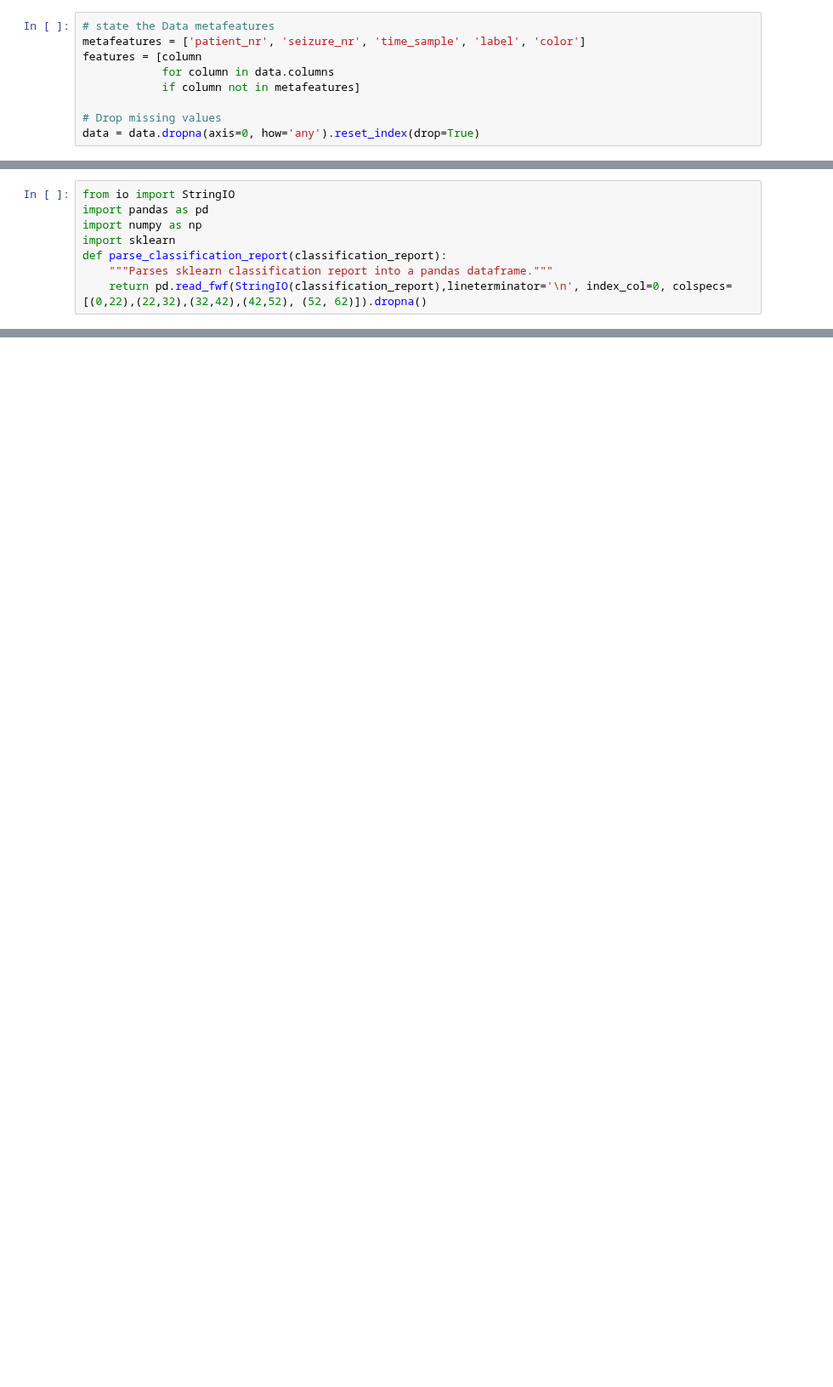
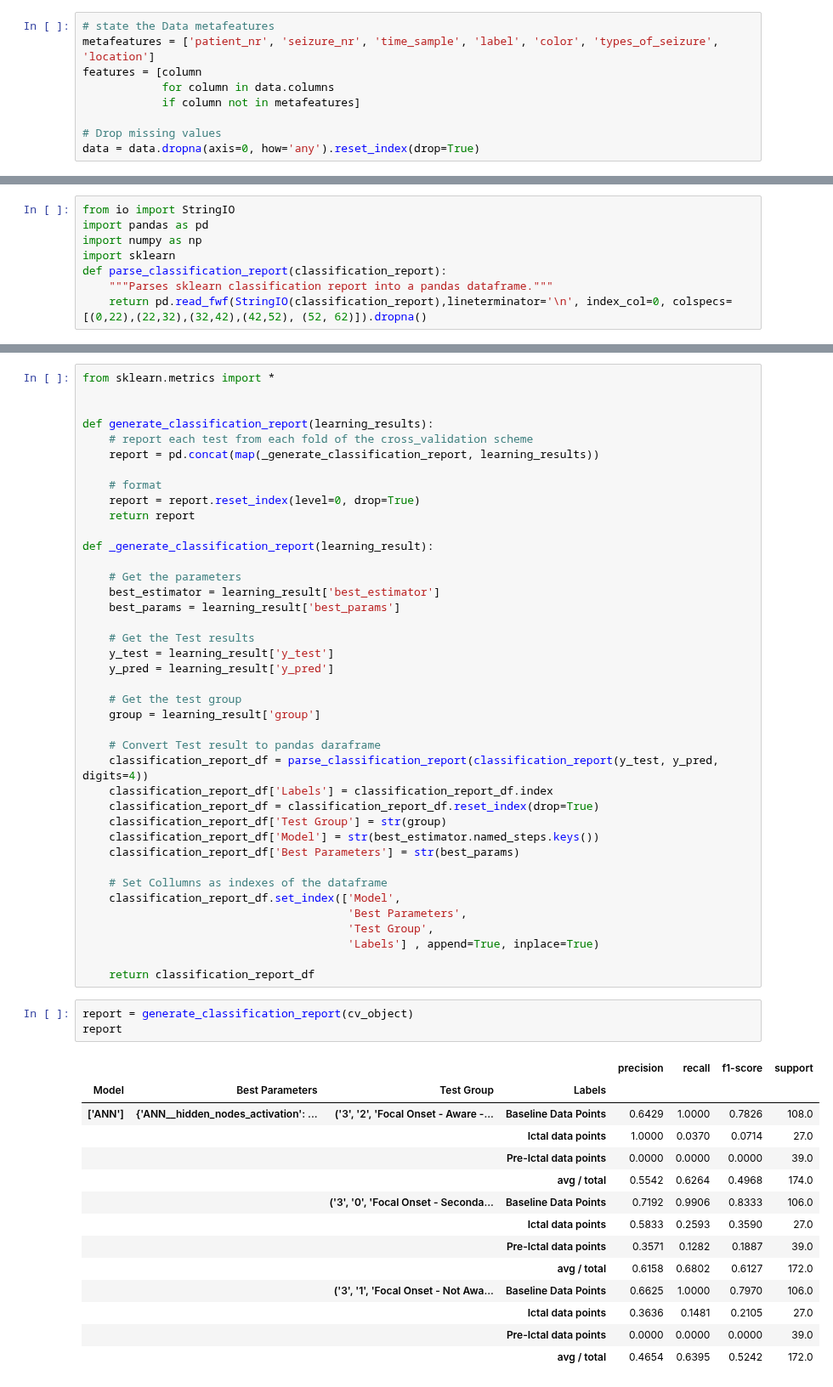
Before and after one commit to yinxiaojing1/pre_epi_seizures, a Jupyter notebook: pre_epi_seizures/EDA.ipynb, the cells around one changed output, grey strips where cells are left out. Shown at 85% size. Cells and saved outputs as stored; diff of their text form; blank space fills up the shorter version.

```diff
--- a/pre_epi_seizures/EDA.ipynb
+++ b/pre_epi_seizures/EDA.ipynb
@@ -232,6 +255,6 @@ changing ix
 # %%
 # state the Data metafeatures
-metafeatures = ['patient_nr', 'seizure_nr', 'time_sample', 'label', 'color']
+metafeatures = ['patient_nr', 'seizure_nr', 'time_sample', 'label', 'color', 'types_of_seizure', 'location']
 features = [column
             for column in data.columns
             if column not in metafeatures]
@@ -593,0 +631,58 @@ avg / total           &     0.5314 &  0.5217 &    0.4976 &     92.0 \\
+# %%
+from sklearn.metrics import *
+
+
+def generate_classification_report(learning_results):
+    # report each test from each fold of the cross_validation scheme
+    report = pd.concat(map(_generate_classification_report, learning_results))
+
+    # format
+    report = report.reset_index(level=0, drop=True)
+    return report
+
+def _generate_classification_report(learning_result):
+
+    # Get the parameters
+    best_estimator = learning_result['best_estimator']
+    best_params = learning_result['best_params']
+
+    # Get the Test results
+    y_test = learning_result['y_test']
+    y_pred = learning_result['y_pred']
+
+    # Get the test group
+    group = learning_result['group']
+
+    # Convert Test result to pandas daraframe
+    classification_report_df = parse_classification_report(classification_report(y_test, y_pred, digits=4))
+    classification_report_df['Labels'] = classification_report_df.index
+    classification_report_df = classification_report_df.reset_index(drop=True)
+    classification_report_df['Test Group'] = str(group)
+    classification_report_df['Model'] = str(best_estimator.named_steps.keys())
+    classification_report_df['Best Parameters'] = str(best_params)
+
+    # Set Collumns as indexes of the dataframe
+    classification_report_df.set_index(['Model',
+                                        'Best Parameters',
+                                        'Test Group',
+                                        'Labels'] , append=True, inplace=True)
+
+    return classification_report_df
+# %%
+report = generate_classification_report(cv_object)
+report
+# %% [output]
+|  |  |  |  | precision | recall | f1-score | support |
+| Model | Best Parameters | Test Group | Labels |  |  |  |  |
+| ['ANN'] | {'ANN__hidden_nodes_activation': ... | ('3', '2', 'Focal Onset - Aware -... | Baseline Data Points | 0.6429 | 1.0000 | 0.7826 | 108.0 |
+|  |  |  | Ictal data points | 1.0000 | 0.0370 | 0.0714 | 27.0 |
+|  |  |  | Pre-Ictal data points | 0.0000 | 0.0000 | 0.0000 | 39.0 |
+|  |  |  | avg / total | 0.5542 | 0.6264 | 0.4968 | 174.0 |
+|  |  | ('3', '0', 'Focal Onset - Seconda... | Baseline Data Points | 0.7192 | 0.9906 | 0.8333 | 106.0 |
+|  |  |  | Ictal data points | 0.5833 | 0.2593 | 0.3590 | 27.0 |
+|  |  |  | Pre-Ictal data points | 0.3571 | 0.1282 | 0.1887 | 39.0 |
+|  |  |  | avg / total | 0.6158 | 0.6802 | 0.6127 | 172.0 |
+|  |  | ('3', '1', 'Focal Onset - Not Awa... | Baseline Data Points | 0.6625 | 1.0000 | 0.7970 | 106.0 |
+|  |  |  | Ictal data points | 0.3636 | 0.1481 | 0.2105 | 27.0 |
+|  |  |  | Pre-Ictal data points | 0.0000 | 0.0000 | 0.0000 | 39.0 |
+|  |  |  | avg / total | 0.4654 | 0.6395 | 0.5242 | 172.0 |
```
Also changed, not shown: parts of 22 cells of this notebook, 8 other files.
